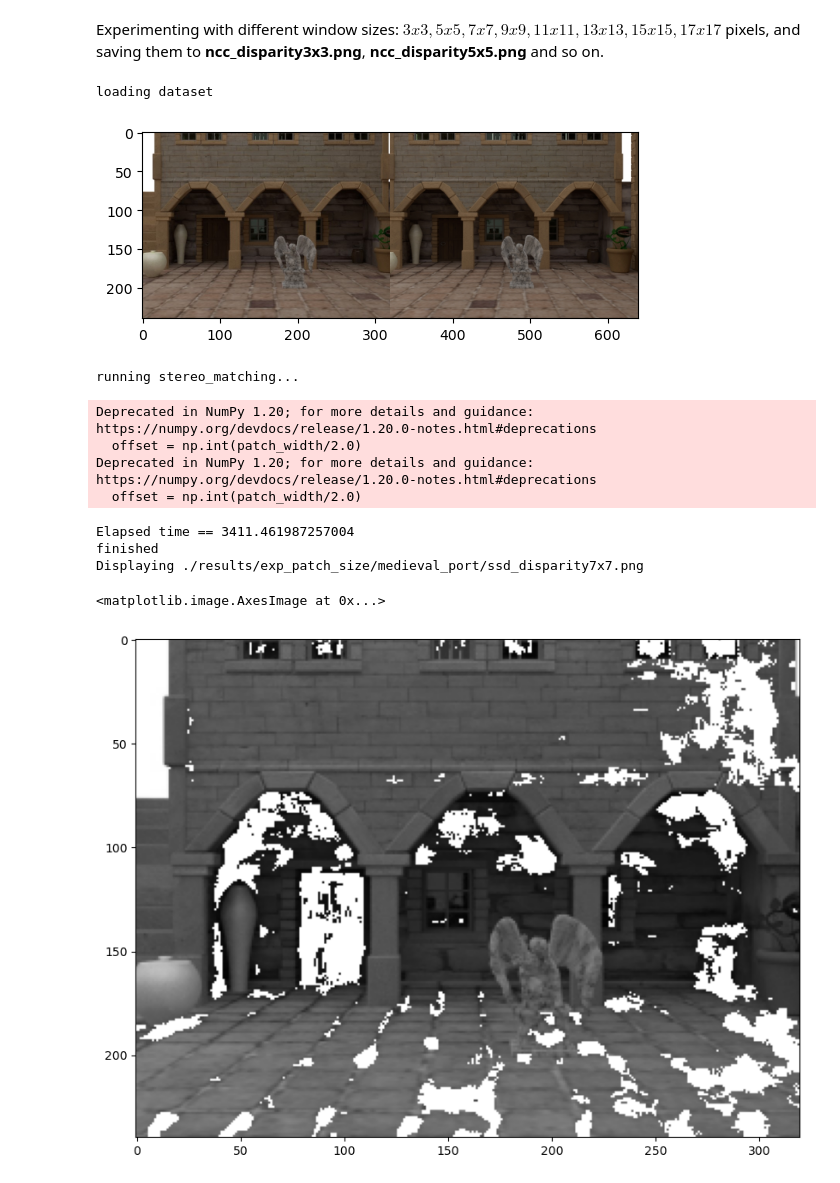
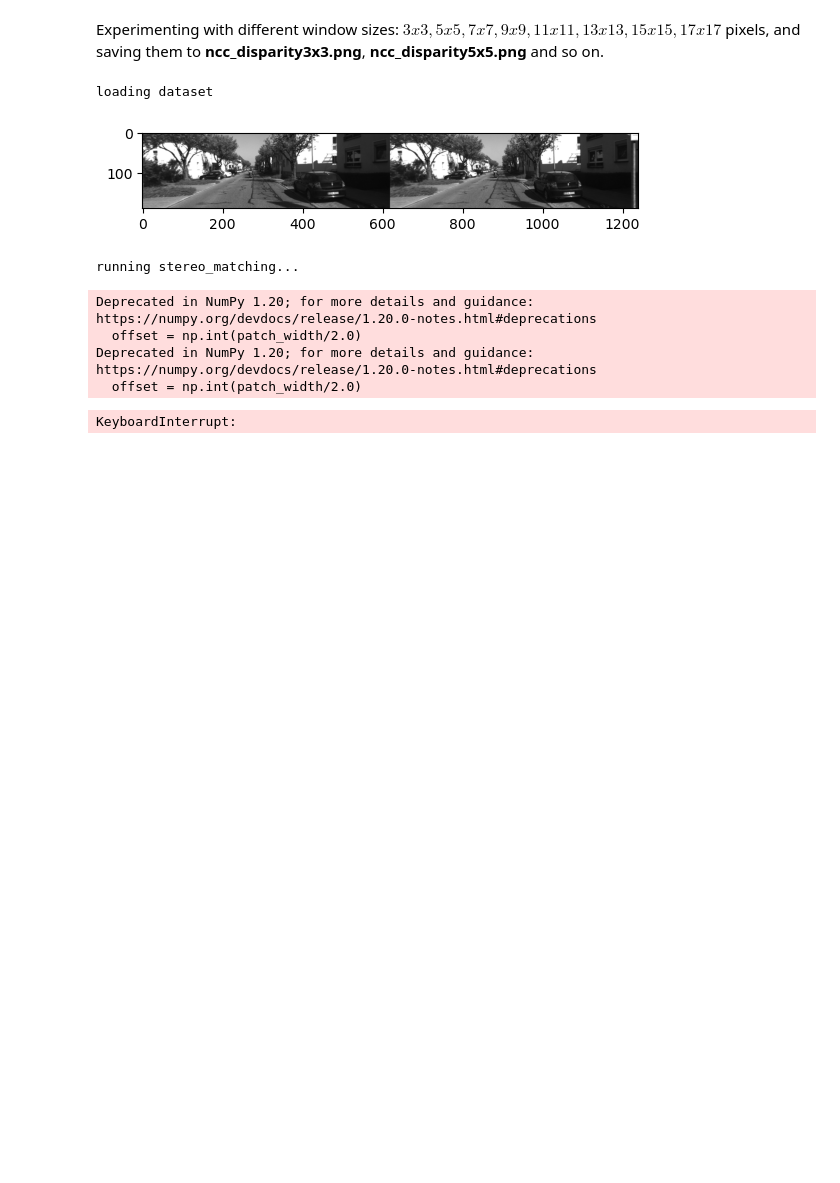
Before and after one commit to TanmayKota/Image-Processing, a Jupyter notebook: Scene_matching.ipynb, the cells around one changed output. Saved outputs shown, nothing was run; the diff lists cells and outputs as text; code cells hidden in the pictures; blank space fills up the shorter version.

```diff
--- a/Scene_matching.ipynb
+++ b/Scene_matching.ipynb
@@ -318,8 +318,8 @@ Experimenting with different window sizes: $3x3,5x5,7x7,9x9,11x11,13x13,15x15,17
 #Experiment with different settings
 
 # Select the dataset
-dataset = 'medieval_port'
-# dataset = 'kitti'
+# dataset = 'medieval_port'
+dataset = 'kitti'
 # dataset = 'office' #optional
 
 # While experimenting it is better to work with a lower resolution version of the image
@@ -327,42 +327,38 @@ dataset = 'medieval_port'
 # You can choose the reduction factor using the scale_factor variable.
 scale_factor = 2
 
 # Choose the similarity metric
 similarity_metric = 'ssd'
 # similarity_metric = 'ncc'
 
-patch_width = 7                                                                                                 # Choose the patch size
+patch_width = 11                                                                                                 # Choose the patch size
 
 # Load the dataset
 print("loading dataset")
 data = load_dataset(dataset, scale_factor)
 
 experiment = f'results/exp_patch_size/{dataset}'
 os.makedirs(f'./{experiment}', exist_ok=True)
 
 # get disparity images for visualisation
 print("running stereo_matching...")
 disparity, _ = stereo_matching(data['resized_l_img'], data['resized_r_img'], patch_width, similarity_metric)
 print("finished")
 disparity_img = disp_2_img(disparity)
 
 # save and display disparity
 disp_f_name = f'./{experiment}/{similarity_metric}_disparity{patch_width}x{patch_width}.png'
 cv.imwrite(disp_f_name, disparity_img)
 
 print(f'Displaying {disp_f_name}')
 plt.figure(figsize=(10,10))
 plt.imshow(cv.imread(disp_f_name)[..., [2,1,0]])
 # %% [output]
 loading dataset
-[figure, old version]
+[figure, new version]
 running stereo_matching...
 Deprecated in NumPy 1.20; for more details and guidance: https://numpy.org/devdocs/release/1.20.0-notes.html#deprecations
   offset = np.int(patch_width/2.0)
 Deprecated in NumPy 1.20; for more details and guidance: https://numpy.org/devdocs/release/1.20.0-notes.html#deprecations
   offset = np.int(patch_width/2.0)
-Elapsed time == 3411.461987257004
-finished
-Displaying ./results/exp_patch_size/medieval_port/ssd_disparity7x7.png
+KeyboardInterrupt:
-<matplotlib.image.AxesImage at 0x...>
-[figure, removed]
```
Also changed, not shown: parts of 1 cell of this notebook, 4 other files.
